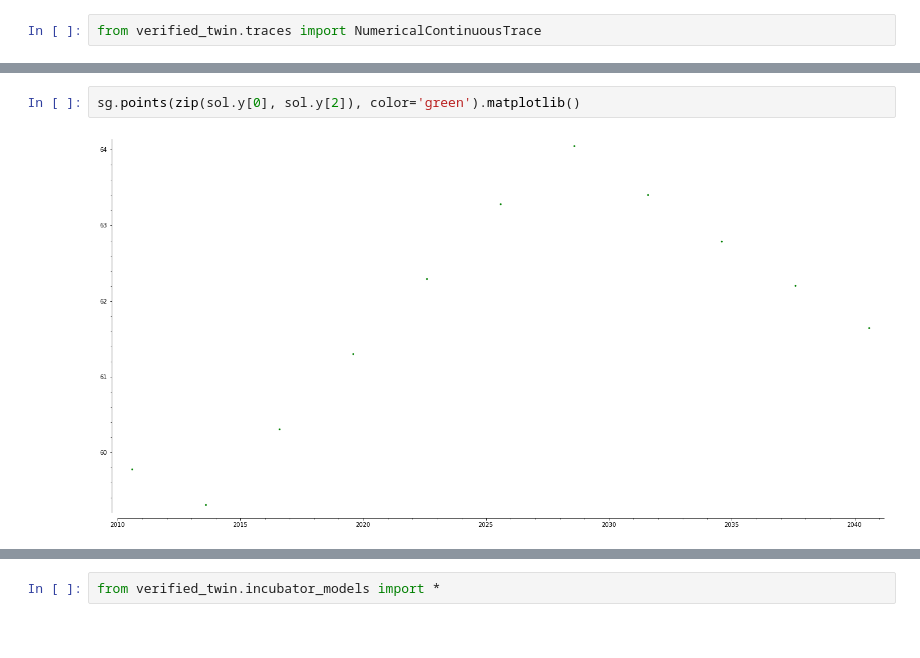
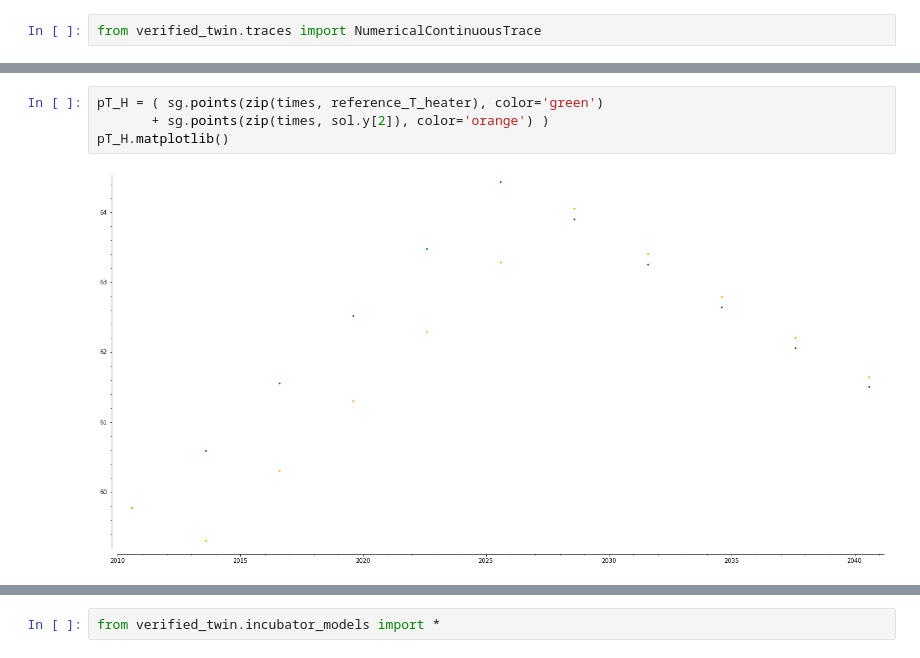
Before and after one commit to twright/example_digital-twin_incubator, a Jupyter notebook: software/notebooks/Uncertainty Calibration Test.ipynb, the cells around one changed output, grey strips where cells are left out. Cells and saved outputs as stored; diff of their text form.

```diff
--- a/software/notebooks/Uncertainty Calibration Test.ipynb
+++ b/software/notebooks/Uncertainty Calibration Test.ipynb
@@ -277,7 +270,9 @@ sg.points(zip(sol.y[0], sol.y[1])).matplotlib()
 # %%
-sg.points(zip(sol.y[0], sol.y[2]), color='green').matplotlib()
+pT_H = ( sg.points(zip(times, reference_T_heater), color='green')
+       + sg.points(zip(times, sol.y[2]), color='orange') )
+pT_H.matplotlib()
 # %% [output]
-[figure, old version]
+[figure, new version]
 # %%
 verified_trace3b, verified_model3b = VerifiedPlantMonitor4Params.run_simulation(tstart, tend, *m.self_adaptation_manager.state_machine.anomaly_parameters[2][2:])
 # %% [output]
```
Also changed, not shown: parts of 23 cells of this notebook, 2 other files.
